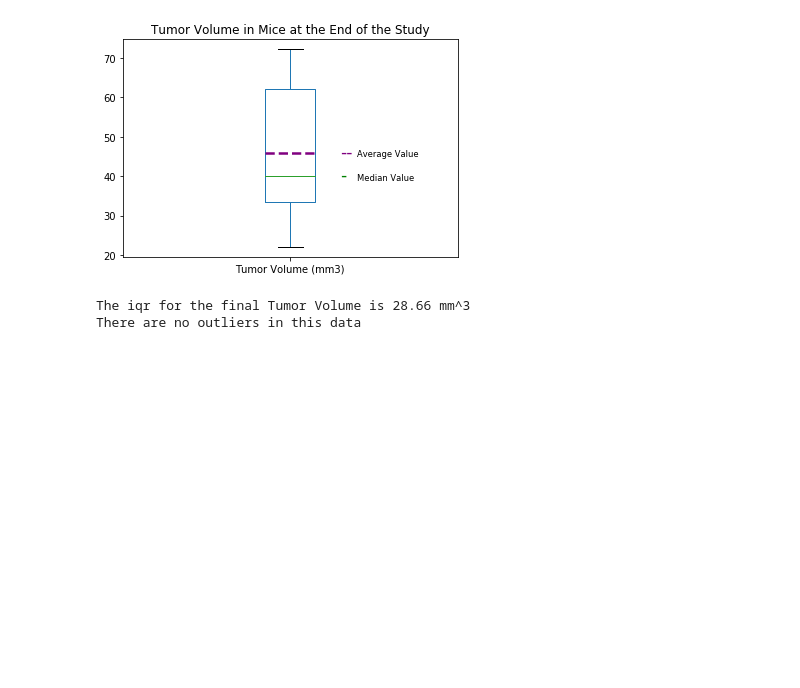
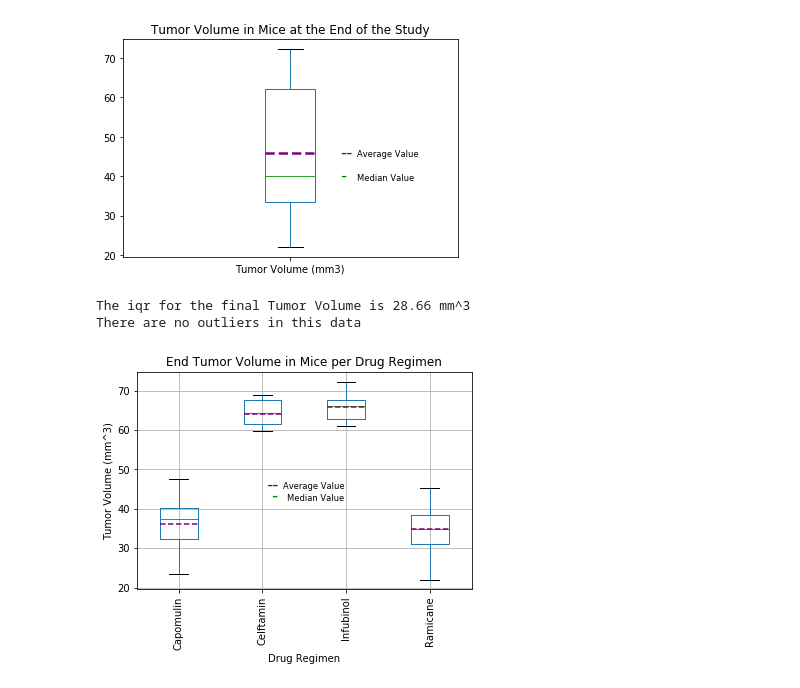
Before and after one commit to coconutpep/Pymaceuticals-Capomulin-Summary, a Jupyter notebook: Pymaceuticals.ipynb, the cells around one changed output. Cells and saved outputs as stored; diff of their text form; code cells hidden in the pictures; blank space fills up the shorter version.

Commit message:
boxplot of final tumor vol by regimen added

```diff
--- a/Pymaceuticals.ipynb
+++ b/Pymaceuticals.ipynb
@@ -212,3 +212,20 @@ else:
 # %% [output]
 The iqr for the final Tumor Volume is 28.66 mm^3
 There are no outliers in this data
+# %%
+#Box plots for each individual regimen
+regimen_grouped = final_results_df[["Drug Regimen", "Tumor Volume (mm3)"]].groupby("Drug Regimen")
+meanlineprops = dict(linestyle='--', linewidth=1.5, color='purple')
+regimen_grouped.boxplot(subplots=False, rot="vertical", showmeans=True, meanline=True, meanprops=meanlineprops)
+plt.xticks([1, 2, 3, 4], ["Capomulin", "Celftamin", "Infubinol", "Ramicane"])
+plt.title("End Tumor Volume in Mice per Drug Regimen")
+plt.xlabel("Drug Regimen")
+plt.ylabel("Tumor Volume (mm^3)")
+plt.text(2.05, 45, '--', color='purple', weight='roman', size='xx-large')
+plt.text(2.25, 45, 'Average Value', color='black', weight='roman', size='small')
+plt.text(2.1, 42, '-', color='green', weight='roman', size='xx-large')
+plt.text(2.3, 42, 'Median Value', color='black', weight='roman', size='small')
+plt.savefig("Images/Boxplots/tumor_volume_by_regimen.png", bbox_inches='tight')
+plt.show()
+# %% [output]
+[figure, added]
```
Also changed, not shown: parts of 1 cell of this notebook, 2 other files.
